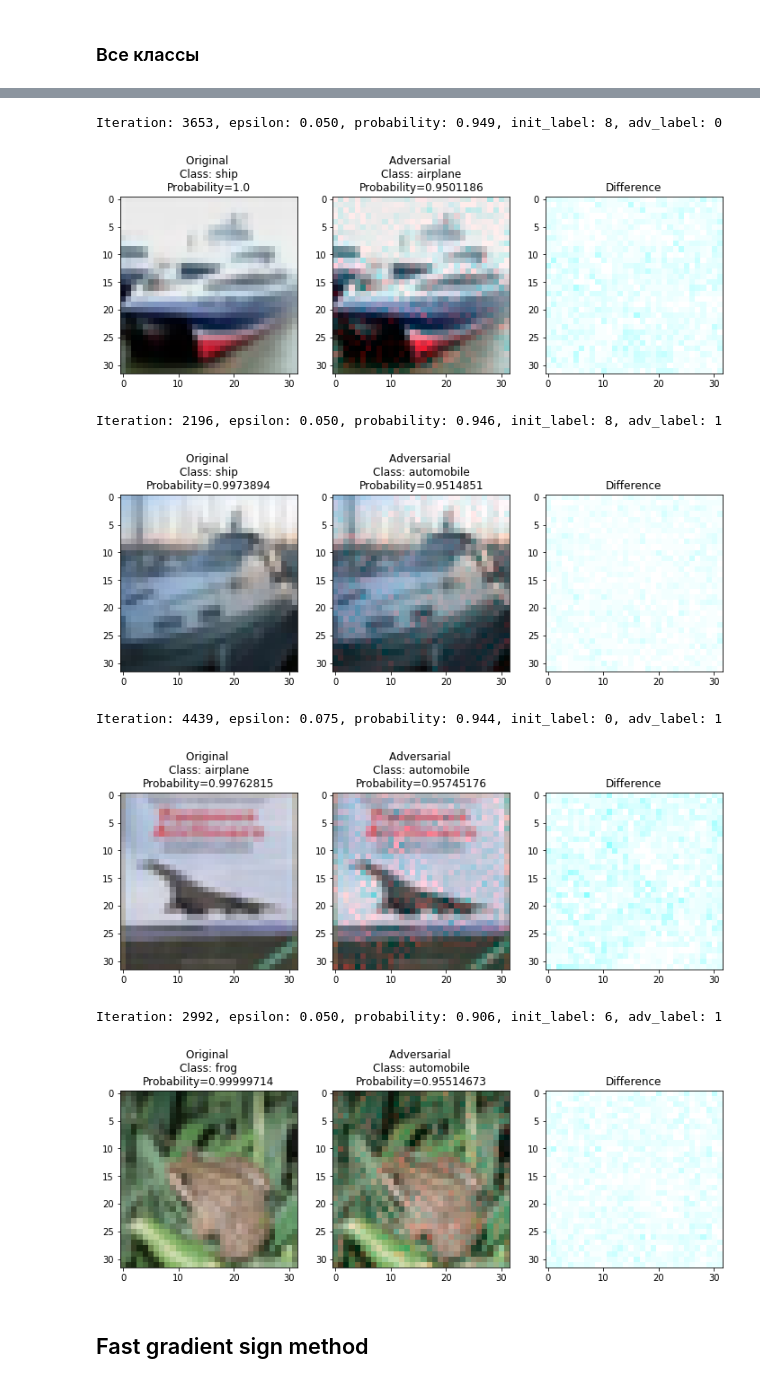
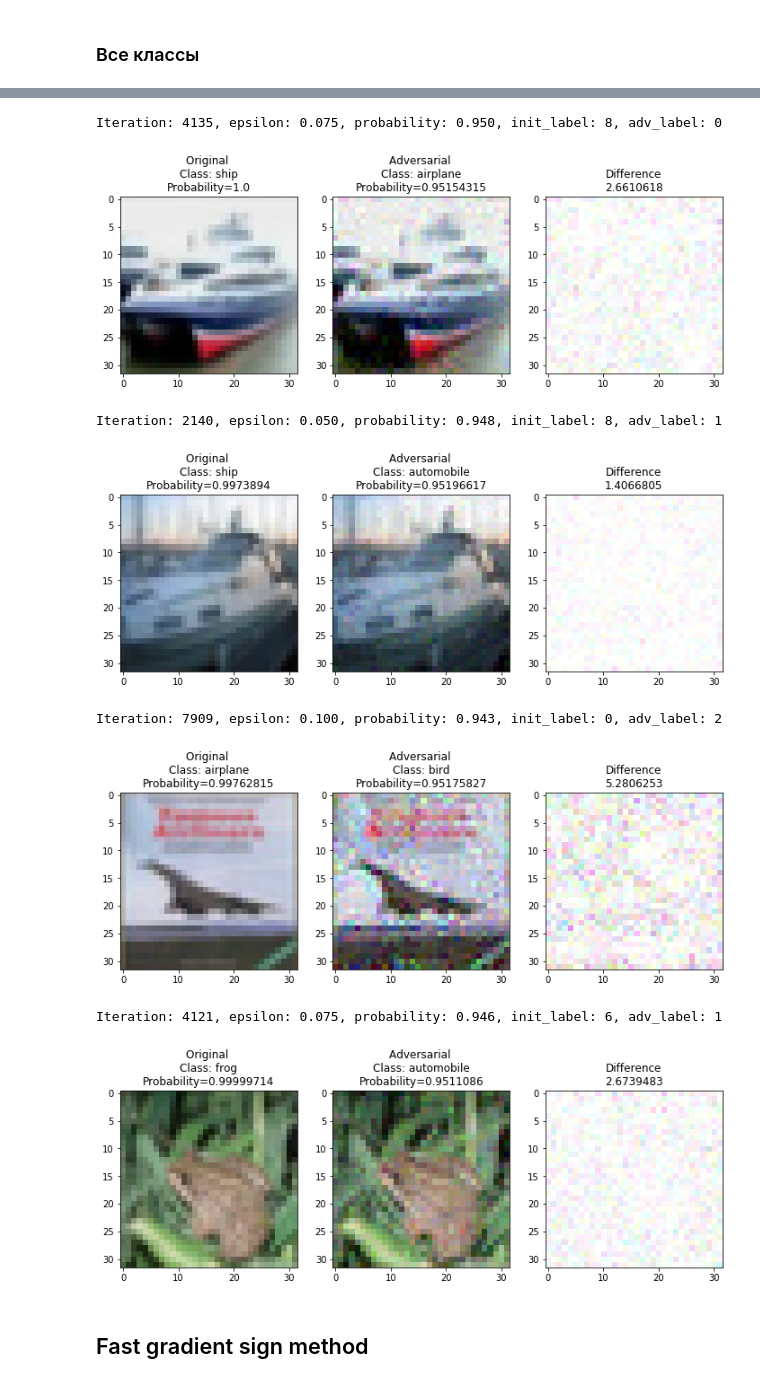
Before and after one commit to MatveyMor/Diploma-Thesis, a Jupyter notebook: Adversarial attacks CIFAR10 ResNet.ipynb, the cells around one changed output, grey strips where cells are left out. Saved outputs shown, nothing was run; the diff lists cells and outputs as text; code cells hidden in the pictures.

```diff
--- a/Adversarial attacks CIFAR10 ResNet.ipynb
+++ b/Adversarial attacks CIFAR10 ResNet.ipynb
@@ -178,7 +178,7 @@ def simba_single(model, x, y, num_iters=10000, epsilon=0.2):
 
     while True:
         diff = torch.zeros(n_dims)
-        diff[torch.randint(0, 32*32, (1,))[0]] = epsilon
+        diff[torch.randint(0, 3*32*32, (1,))[0]] = epsilon
         left_prob = get_probs(model, (x - diff.view(x.size()).to(device)).clamp(0, 1), y)
 
         if left_prob < last_prob:
@@ -242,7 +242,7 @@ for i in range(5):
 
     plt.subplot(133)
     plt.imshow(1-difference, cmap='gray')
-    plt.title('Difference')
+    plt.title('Difference' + '\n' + str(np.linalg.norm(difference.reshape(3,32,32))))
 
     plt.show()
 # %% [output]
@@ -251,11 +251,11 @@ Iteration: 3430, epsilon: 0.050, probability: 0.946, init_label: 3, adv_label: 5
-Iteration: 3653, epsilon: 0.050, probability: 0.949, init_label: 8, adv_label: 0
+Iteration: 4135, epsilon: 0.075, probability: 0.950, init_label: 8, adv_label: 0
-[figure, old version]
+[figure, new version]
-Iteration: 2196, epsilon: 0.050, probability: 0.946, init_label: 8, adv_label: 1
+Iteration: 2140, epsilon: 0.050, probability: 0.948, init_label: 8, adv_label: 1
-[figure, old version]
+[figure, new version]
-Iteration: 4439, epsilon: 0.075, probability: 0.944, init_label: 0, adv_label: 1
+Iteration: 7909, epsilon: 0.100, probability: 0.943, init_label: 0, adv_label: 2
-[figure, old version]
+[figure, new version]
-Iteration: 2992, epsilon: 0.050, probability: 0.906, init_label: 6, adv_label: 1
+Iteration: 4121, epsilon: 0.075, probability: 0.946, init_label: 6, adv_label: 1
-[figure, old version]
+[figure, new version]
 # %% [markdown]
 ## Fast gradient sign method
 # %%
```
Also changed, not shown: parts of 21 cells of this notebook.
